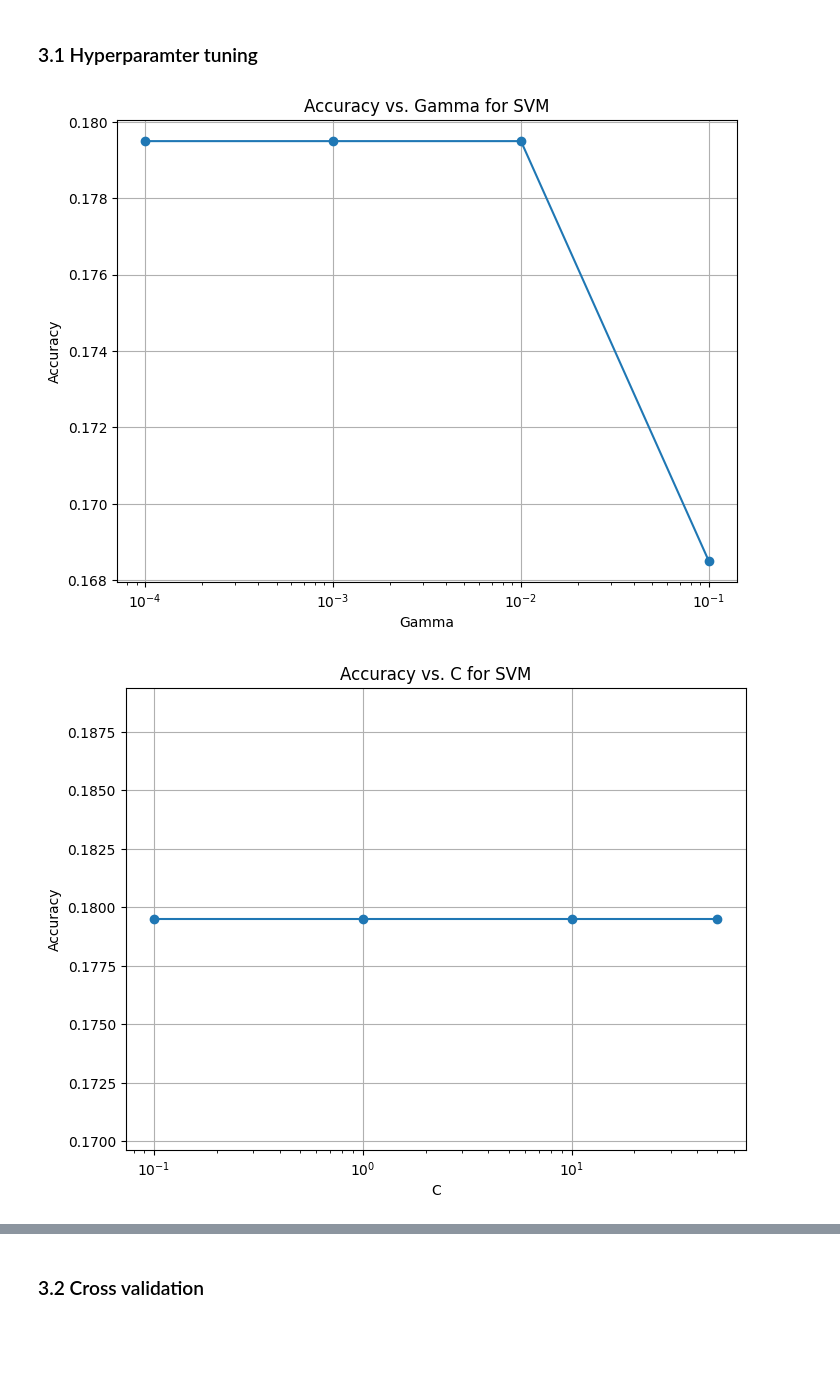
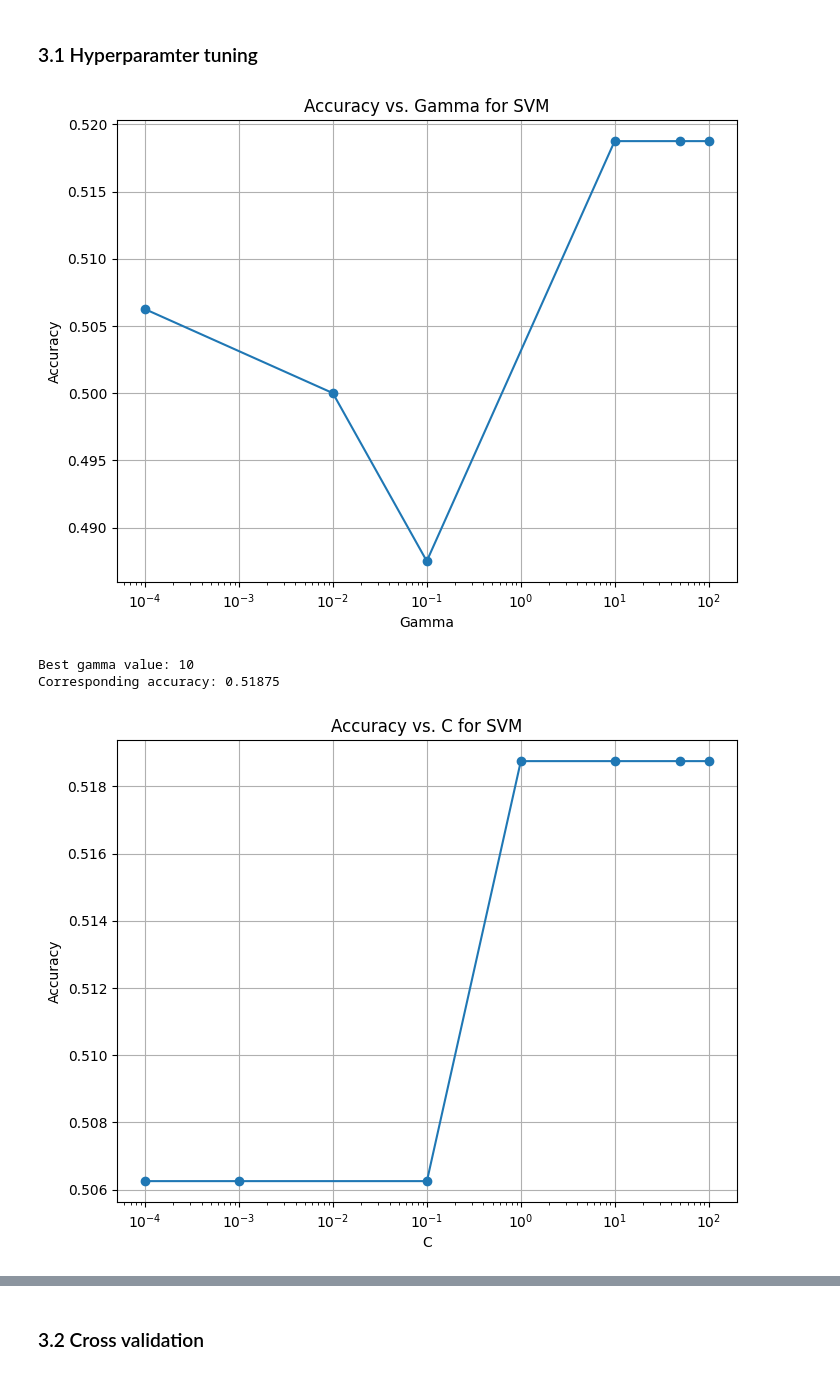
Before and after one commit to TechLabs-Berlin/ws24-skillswap, a Jupyter notebook: DS/01_Notebooks/04_Modeling/Activity_Projection/Activity_Projection.ipynb, the cells around one changed output, grey strips where cells are left out. Cells and saved outputs as stored; diff of their text form; code cells hidden in the pictures; blank space fills up the shorter version.

Commit message:
updated model

```diff
--- a/DS/01_Notebooks/04_Modeling/Activity_Projection/Activity_Projection.ipynb
+++ b/DS/01_Notebooks/04_Modeling/Activity_Projection/Activity_Projection.ipynb
@@ -100,7 +96,7 @@ weighted avg       0.03      0.18      0.05      2000
 # %% [markdown]
 ### 2.2 Hyperparamter tuning
 # %%
-k_range = [50, 60, 70, 80, 90, 100, 200, 500]
+k_range = [50, 60, 70, 80, 90, 100, 200, 640]
 scores = []
 for i in k_range:
     knn = KNeighborsClassifier(n_neighbors=i)
@@ -116,12 +111,0 @@ plt.show()
-# %%
-k_range = list(range(50, 140))
-scores = []
-for i in k_range:
-    knn = KNeighborsClassifier(n_neighbors=i)
-    knn.fit(X_train, y_train)
-    y_pred = knn.predict(X_test)
-    scores.append(metrics.accuracy_score(y_test, y_pred))
-plt.plot(k_range, scores)
-plt.xlabel('Value of K for KNN')
-plt.ylabel('Cross-Validated Accuracy')
-plt.show()
@@ -205,7 +209,7 @@ Accuracy: 0.1795
 ### 3.1 Hyperparamter tuning
 # %%
 # Define gamma values to try
-gamma_values = [0.0001, 0.001, 0.01, 0.1]
+gamma_values = [0.0001, 0.01, 0.1, 10, 50, 100]
 
 # Initialize lists to store gamma values and corresponding accuracies
 gamma_list = []
@@ -229,29 +233,55 @@ plt.xscale('log')  # Use logarithmic scale for better visualization if gamma val
 plt.grid(True)
 plt.show()
 # %% [output]
-[figure, old version]
+[figure, new version]
+# %%
+
+# Define gamma values to try
+gamma_values = [0.0001, 0.01, 0.1, 10, 50, 100,]
+
+# Initialize lists to store gamma values and corresponding accuracies
+gamma_list = []
+accuracy_list = []
+
+# Train SVM models with different gamma values
+for gamma in gamma_values:
+    svm_clf = SVC(kernel='rbf', gamma=gamma)
+    svm_clf.fit(X_train, y_train)
+    accuracy = svm_clf.score(X_test, y_test)
+    gamma_list.append(gamma)
+    accuracy_list.append(accuracy)
+
+# Find the gamma value with the highest accuracy
+best_gamma = gamma_list[accuracy_list.index(max(accuracy_list))]
+best_accuracy = max(accuracy_list)
+
+print("Best gamma value:", best_gamma)
+print("Corresponding accuracy:", best_accuracy)
+# %% [output]
+Best gamma value: 10
+Corresponding accuracy: 0.51875
 # %%
-C_values = [0.1, 1, 10, 50]
+C_values = [0.0001, 0.001, 0.1, 1, 10, 50, 100]
 
 C_list = []
 accuracy_list = []
 
 # Train SVM models with different C and gamma values
 for C in C_values:
-    svm_clf = SVC(kernel='rbf', C=C, gamma=0.001)
+    svm_clf = SVC(kernel='rbf', C=C, gamma=10)
     svm_clf.fit(X_train, y_train)
     accuracy = svm_clf.score(X_test, y_test)
     C_list.append(C)
     accuracy_list.append(accuracy)
 
 # Plot the accuracy vs. gamma
 plt.figure(figsize=(8, 6))
 plt.plot(C_list, accuracy_list, marker='o')
 plt.title('Accuracy vs. C for SVM')
 plt.xlabel('C')
 plt.ylabel('Accuracy')
 plt.xscale('log')  # Use logarithmic scale for better visualization if gamma values are large
 plt.grid(True)
 plt.show()
 # %% [output]
-[figure, old version]
+[figure, new version]
```
Also changed, not shown: parts of 22 cells of this notebook.
